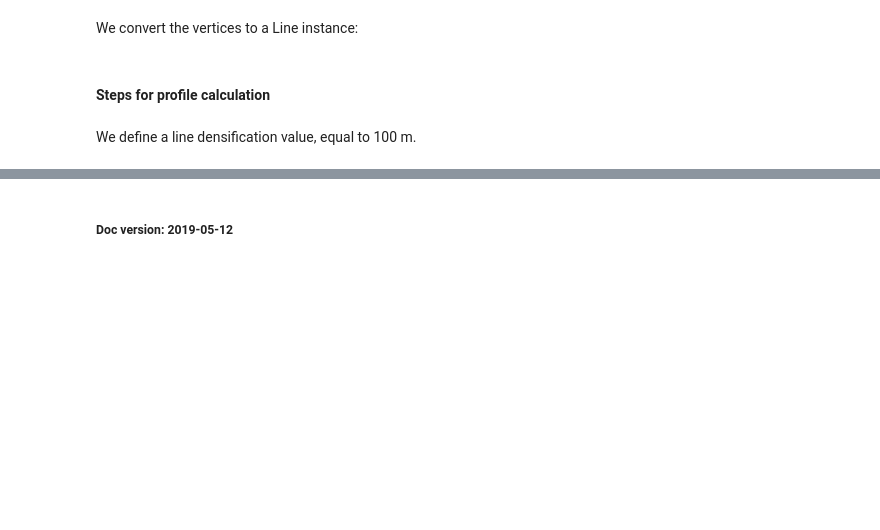
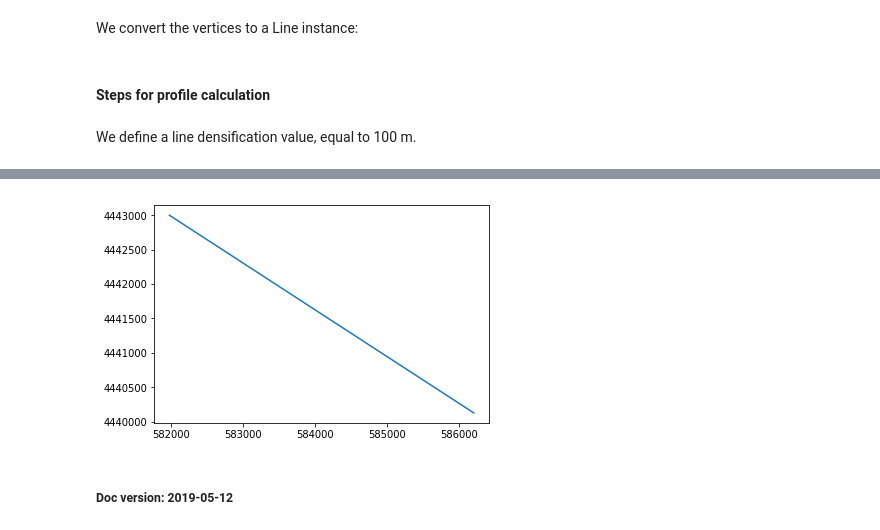
Before and after one commit to mauroalberti/geoprocess, a Jupyter notebook: docs/notebooks/Create topographic profile.ipynb, the cells around one changed output, grey strips where cells are left out. Drawn from its saved outputs; the diff is of its cells as text; code cells hidden in the pictures; blank space fills up the shorter version.

Commit message:
Implementing profile processing

```diff
--- a/docs/notebooks/Create topographic profile.ipynb
+++ b/docs/notebooks/Create topographic profile.ipynb
@@ -156,3 +163,5 @@ line =
+# %%
+line = Line.fromPointList(pt_list = prof_vertices[0], crs = prof_projection)
 # %% [markdown]
 #### Steps for profile calculation
 # %% [markdown]
@@ -165,0 +173,15 @@ NameError: name 'line' is not defined
+# %%
+crs = resampled_line.crs
+lnProfile = Line(crs=crs)
+
+for point in resampled_line.pts:
+
+    fInterpolatedZVal = ga.interpolate_bilinear(point.x, point.y)
+
+    pt3dt = Point(
+        x=point.x,
+        y=point.y,
+        z=fInterpolatedZVal,
+        crs=crs)
+
+    lnProfile.add_pt(pt3dt)
@@ -166,2 +192,6 @@ NameError: name 'line' is not defined
+# %%
+plot_profile(lnProfile.pts)
+# %% [output]
+[figure, added]
 # %% [markdown]
 ##### Doc version: 2019-05-12
```
Also changed, not shown: parts of 6 cells of this notebook, 6 other files.
